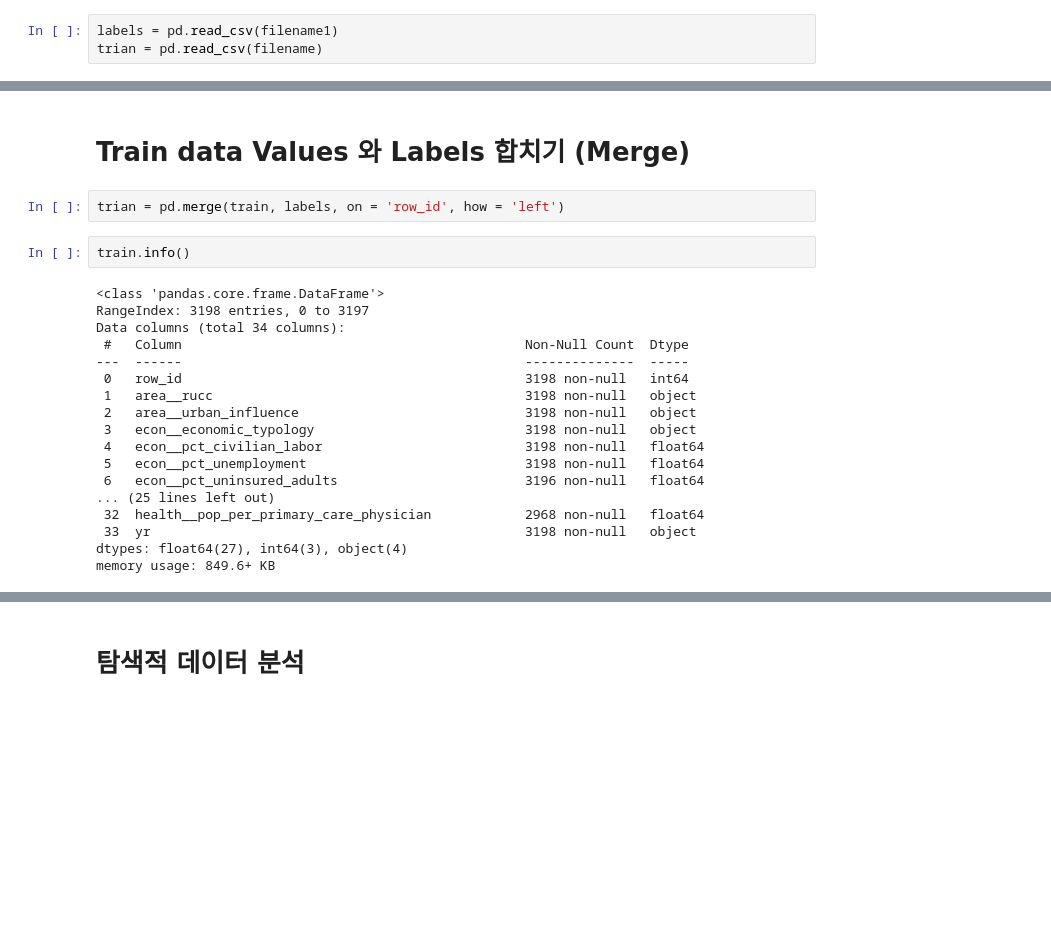
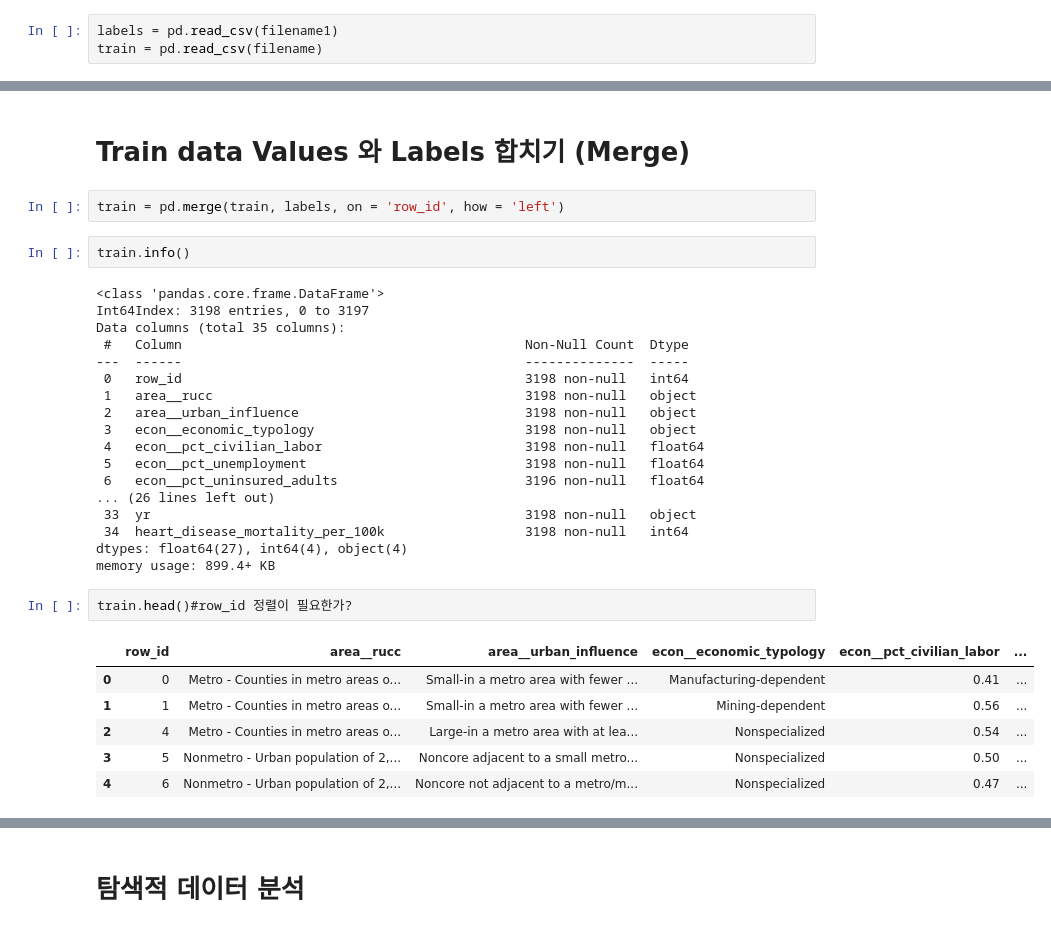
Before and after one commit to JisueKim/DataAnalyst, a Jupyter notebook: Predict/HeartDiseasePredict.ipynb, the cells around one changed output, grey strips where cells are left out. Drawn from its saved outputs; the diff is of its cells as text; blank space fills up the shorter version.

```diff
--- a/Predict/HeartDiseasePredict.ipynb
+++ b/Predict/HeartDiseasePredict.ipynb
@@ -113,7 +127,7 @@ filename = '/content/sample_data/Training_values.csv'
 filename1 = '/content/sample_data/Training_labels.csv'
 # %%
 labels = pd.read_csv(filename1)
-trian = pd.read_csv(filename)
+train = pd.read_csv(filename)
 # %%
 train.shape, labels.shape
 # %% [output]
@@ -121,13 +135,13 @@ train.shape, labels.shape
 # %% [markdown]
 # Train data Values 와 Labels 합치기 (Merge)
 # %%
-trian = pd.merge(train, labels, on = 'row_id', how = 'left')
+train = pd.merge(train, labels, on = 'row_id', how = 'left')
 # %%
 train.info()
 # %% [output]
 <class 'pandas.core.frame.DataFrame'>
-RangeIndex: 3198 entries, 0 to 3197
-Data columns (total 34 columns):
+Int64Index: 3198 entries, 0 to 3197
+Data columns (total 35 columns):
  #   Column                                            Non-Null Count  Dtype
 ---  ------                                            --------------  -----
  0   row_id                                            3198 non-null   int64
@@ -137,8 +151,17 @@ Data columns (total 34 columns):
  4   econ__pct_civilian_labor                          3198 non-null   float64
  5   econ__pct_unemployment                            3198 non-null   float64
  6   econ__pct_uninsured_adults                        3196 non-null   float64
-... (25 lines left out)
- 32  health__pop_per_primary_care_physician            2968 non-null   float64
+... (26 lines left out)
  33  yr                                                3198 non-null   object
-dtypes: float64(27), int64(3), object(4)
-memory usage: 849.6+ KB
+ 34  heart_disease_mortality_per_100k                  3198 non-null   int64
+dtypes: float64(27), int64(4), object(4)
+memory usage: 899.4+ KB
+# %%
+train.head()#row_id 정렬이 필요한가?
+# %% [output]
+|  | row_id | area__rucc | area__urban_influence | econ__economic_typology | econ__pct_civilian_labor | ... |
+| 0 | 0 | Metro - Counties in metro areas o... | Small-in a metro area with fewer ... | Manufacturing-dependent | 0.41 | ... |
+| 1 | 1 | Metro - Counties in metro areas o... | Small-in a metro area with fewer ... | Mining-dependent | 0.56 | ... |
+| 2 | 4 | Metro - Counties in metro areas o... | Large-in a metro area with at lea... | Nonspecialized | 0.54 | ... |
+| 3 | 5 | Nonmetro - Urban population of 2,... | Noncore adjacent to a small metro... | Nonspecialized | 0.50 | ... |
+| 4 | 6 | Nonmetro - Urban population of 2,... | Noncore not adjacent to a metro/m... | Nonspecialized | 0.47 | ... |
```
Also changed, not shown: parts of 19 cells of this notebook.
